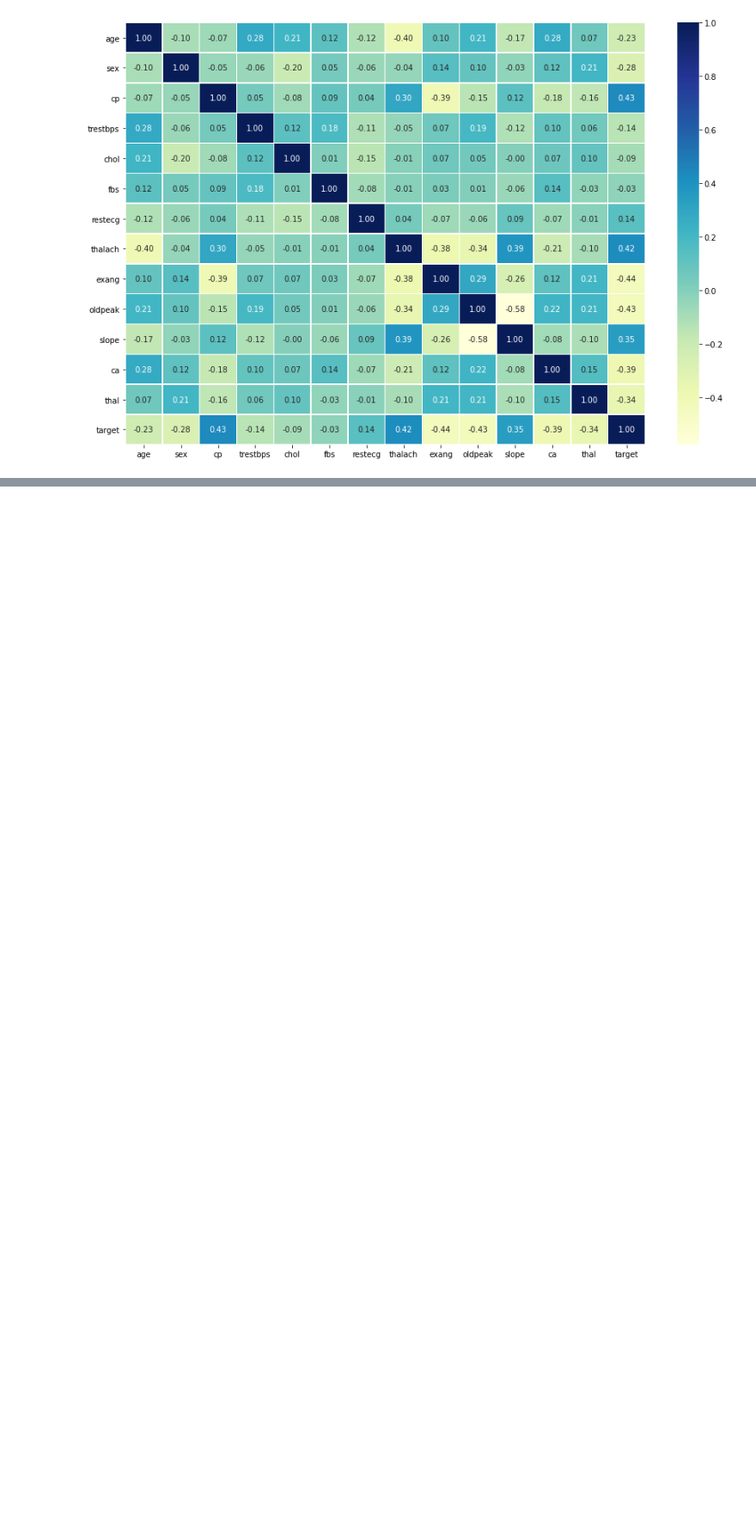
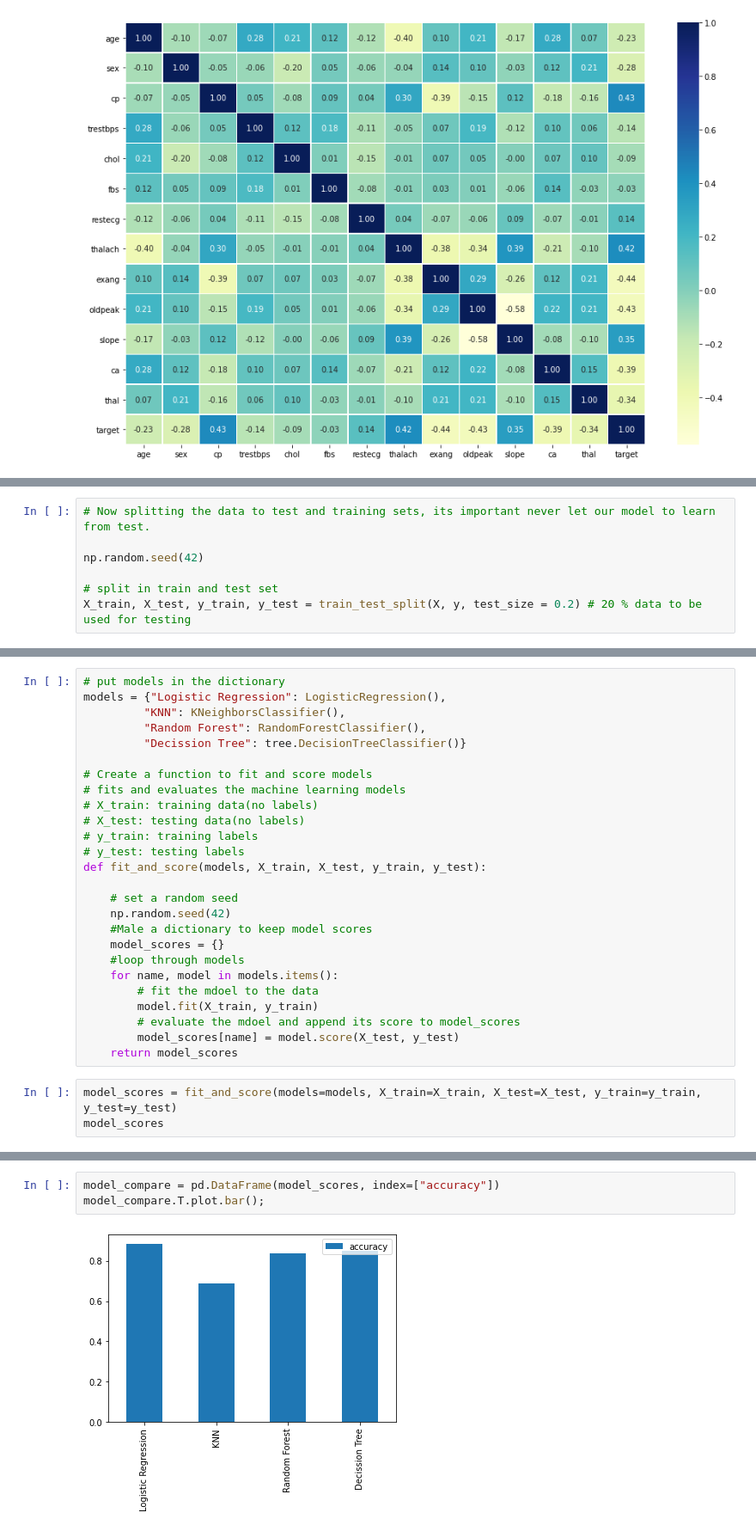
Before and after one commit to chetan2510/Introduction-To-Machine-Learning, a Jupyter notebook: Machine-Learning-Basics/end-end-heart-disease-classification.ipynb, the cells around one changed output, grey strips where cells are left out. Shown at 86% size. Saved outputs shown, nothing was run; the diff lists cells and outputs as text; blank space fills up the shorter version.

Commit message:
Added machine learning code

```diff
--- a/Machine-Learning-Basics/end-end-heart-disease-classification.ipynb
+++ b/Machine-Learning-Basics/end-end-heart-disease-classification.ipynb
@@ -269,0 +320,7 @@ ax = sns.heatmap(corr_matrix, annot=True, linewidth=0.5, fmt=".2f", cmap="YlGnBu
+# %%
+# Now splitting the data to test and training sets, its important never let our model to learn from test.
+
+np.random.seed(42)
+
+# split in train and test set
+X_train, X_test, y_train, y_test = train_test_split(X, y, test_size = 0.2) # 20 % data to be used for testing
@@ -269,0 +354,29 @@ ax = sns.heatmap(corr_matrix, annot=True, linewidth=0.5, fmt=".2f", cmap="YlGnBu
+# %%
+# put models in the dictionary
+models = {"Logistic Regression": LogisticRegression(),
+         "KNN": KNeighborsClassifier(),
+         "Random Forest": RandomForestClassifier(),
+         "Decission Tree": tree.DecisionTreeClassifier()}
+
+# Create a function to fit and score models
+# fits and evaluates the machine learning models
+# X_train: training data(no labels)
+# X_test: testing data(no labels)
+# y_train: training labels
+# y_test: testing labels
+def fit_and_score(models, X_train, X_test, y_train, y_test):
+
+    # set a random seed
+    np.random.seed(42)
+    #Male a dictionary to keep model scores
+    model_scores = {}
+    #loop through models
+    for name, model in models.items():
+        # fit the mdoel to the data
+        model.fit(X_train, y_train)
+        # evaluate the mdoel and append its score to model_scores
+        model_scores[name] = model.score(X_test, y_test)
+    return model_scores
+# %%
+model_scores = fit_and_score(models=models, X_train=X_train, X_test=X_test, y_train=y_train, y_test=y_test)
+model_scores
@@ -269,0 +397,5 @@ ax = sns.heatmap(corr_matrix, annot=True, linewidth=0.5, fmt=".2f", cmap="YlGnBu
+# %%
+model_compare = pd.DataFrame(model_scores, index=["accuracy"])
+model_compare.T.plot.bar();
+# %% [output]
+[figure, added]
```
Also changed, not shown: parts of 54 cells of this notebook, 2 other files.
